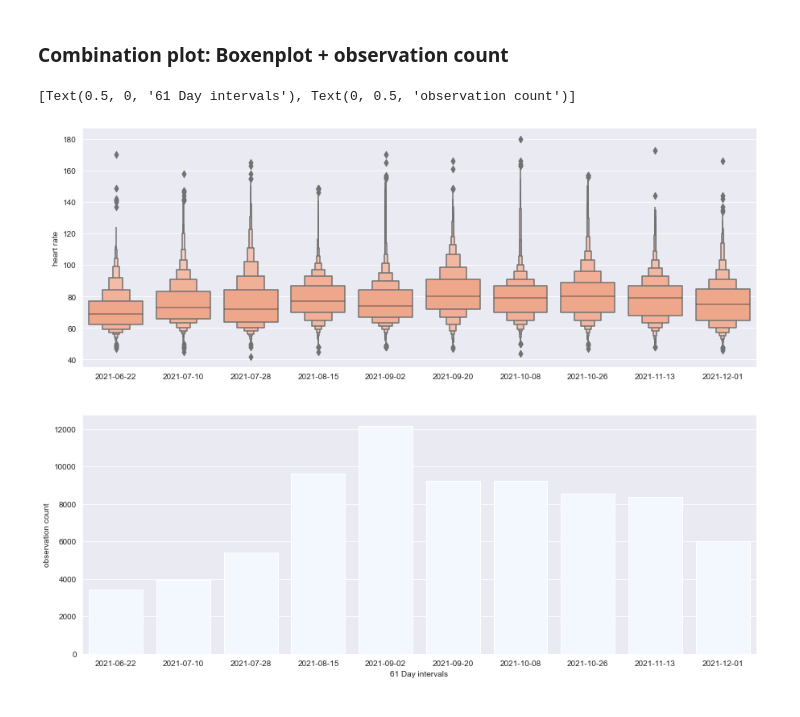
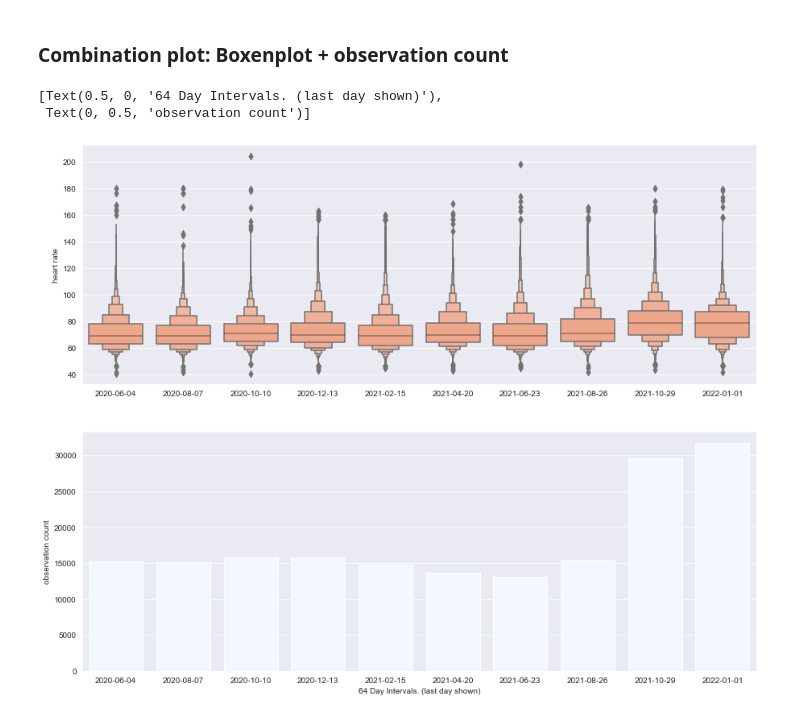
Before and after one commit to trin5tensa/apple_health_analysis, a Jupyter notebook: Notebooks/Heart Rate Boxenplot.ipynb, the cells around one changed output. Cells and saved outputs as stored; diff of their text form; code cells hidden in the pictures.

```diff
--- a/Notebooks/Heart Rate Boxenplot.ipynb
+++ b/Notebooks/Heart Rate Boxenplot.ipynb
@@ -63,7 +63,6 @@ Timestamp('2020-03-30 20:11:49')
 start = ds.date.min()
 end = ds.date.max()
 period_of_interest = end - start
-bucket_size = int(str(period_of_interest.days)) // 10
-categories = TimeCategories(start, end, bucket_size)
+categories = TimeCategories(start, end)
 categories
 # %% [output]
@@ -143,23 +109,24 @@ memory usage: 9.4+ MB
 # %%
 fig, axes = pyplot.subplots(nrows=2, ncols=1, figsize=(15, 12))
 
-seaborn.boxenplot(data=ds2,
+seaborn.boxenplot(data=ds,
                   x='bucket', y='heart rate',
                   ax=axes[0],
                   palette=['lightsalmon']
                   )
 
-seaborn.countplot(data=ds2,
+seaborn.countplot(data=ds,
                   x='bucket',
                   ax=axes[1],
                   palette=['aliceblue']
                   )
 
 axes[0].set(xlabel=None)
-axes[1].set(xlabel=f'{bucket_size} Day intervals', ylabel='observation count')
+axes[1].set(xlabel=f"{categories.category_size} Day Intervals. (last day shown)", ylabel='observation count')
 # %% [output]
-[Text(0.5, 0, '61 Day intervals'), Text(0, 0.5, 'observation count')]
+[Text(0.5, 0, '64 Day Intervals. (last day shown)'),
+ Text(0, 0.5, 'observation count')]
-[figure, old version]
+[figure, new version]
 # %%
 # Save the plots
 fig.savefig(heart_rate_jpg)
```
Also changed, not shown: parts of 10 cells of this notebook, 5 other files.
